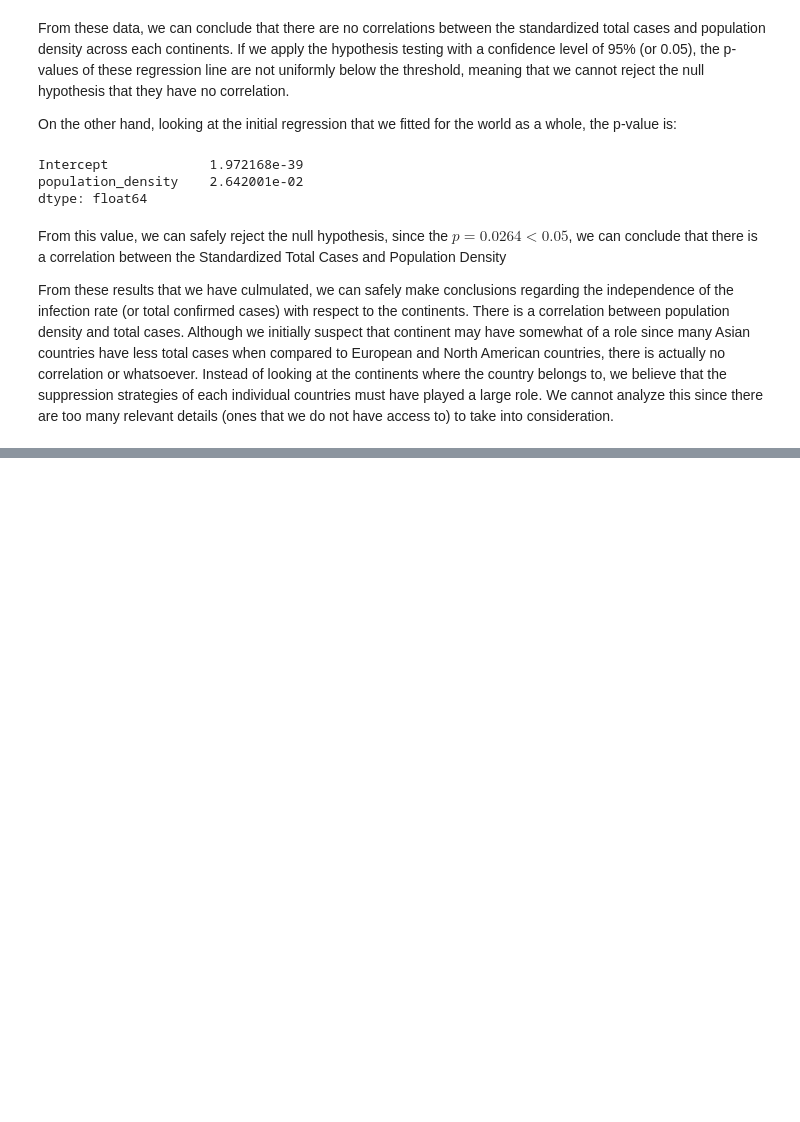
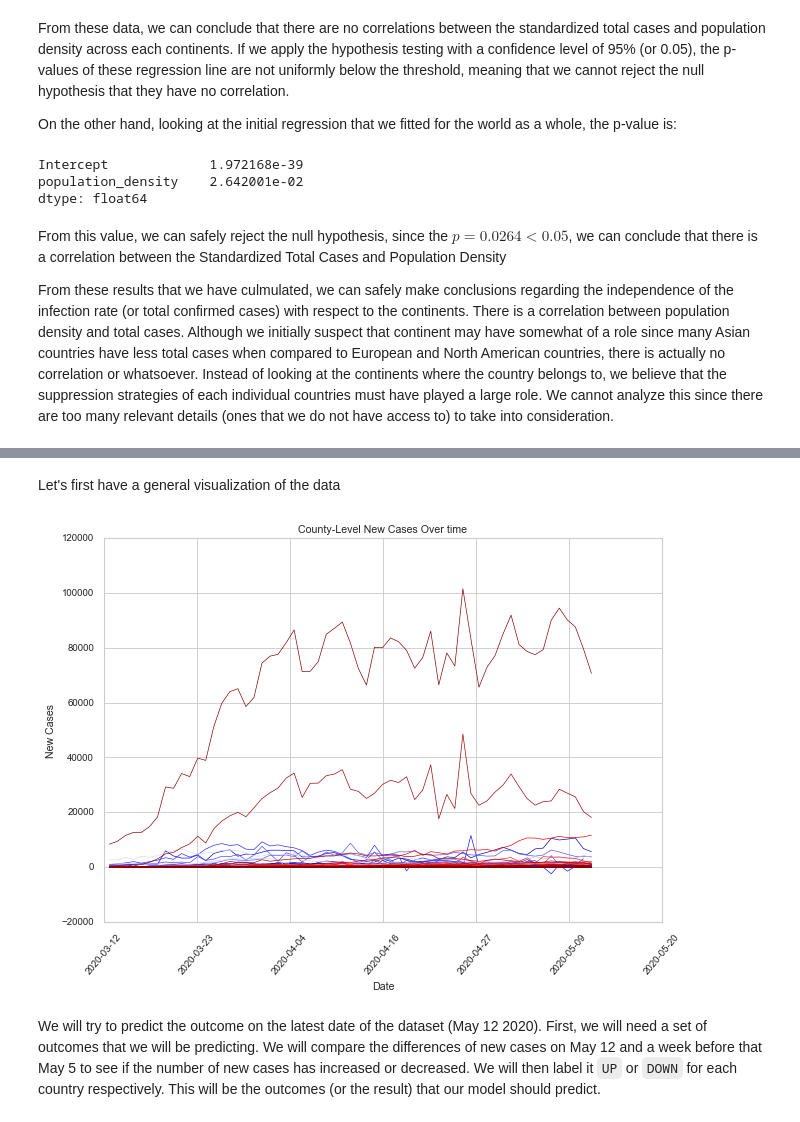
Before and after one commit to TEthanT/TEthanT.github.io, a Jupyter notebook: FinalProject.ipynb, the cells around one changed output, grey strips where cells are left out. Cells and saved outputs as stored; diff of their text form; code cells hidden in the pictures; blank space fills up the shorter version.

```diff
--- a/FinalProject.ipynb
+++ b/FinalProject.ipynb
@@ -435,0 +460,9 @@ From these results that we have culmulated, we can safely make conclusions regar
+# %%
+ml_df = (df.drop(columns=['total_cases','total_deaths','new_deaths','population',
+                         'population_density','median_age','aged_65_older','aged_70_older',
+                         'gdp_per_capita','extreme_poverty','cvd_death_rate','diabetes_prevalence',
+                         'female_smokers','male_smokers','hospital_beds_per_100k'])
+        .dropna()
+        .query('date>=20200313')
+        )
+ml_df
@@ -435,0 +483,20 @@ From these results that we have culmulated, we can safely make conclusions regar
+# %% [markdown]
+Let's first have a general visualization of the data
+# %%
+# visualization of this attribute
+sns.set_style('whitegrid')
+sns.set_context('paper', font_scale=1)
+plt.figure(figsize=(9,6))
+ax = sns.lineplot(x='date', y='new_cases', hue="location", data=ml_df, estimator=None, size=1/2, legend=False, palette='seismic')
+plt.title('County-Level New Cases Over time')
+plt.xlabel('Date')
+plt.ylabel('New Cases')
+
+# Changing the time to actual time on the x-axis.
+xticks = ax.get_xticks()
+ax.set_xticklabels([pd.to_datetime(tm).strftime('%Y-%m-%d') for tm in xticks], rotation=50)
+plt.show()
+# %% [output]
+[figure, added]
+# %% [markdown]
+We will try to predict the outcome on the latest date of the dataset (May 12 2020). First, we will need a set of outcomes that we will be predicting. We will compare the differences of new cases on May 12 and a week before that May 5 to see if the number of new cases has increased or decreased. We will then label it `UP` or `DOWN` for each country respectively. This will be the outcomes (or the result) that our model should predict.
```
Also changed, not shown: parts of 28 cells of this notebook.
